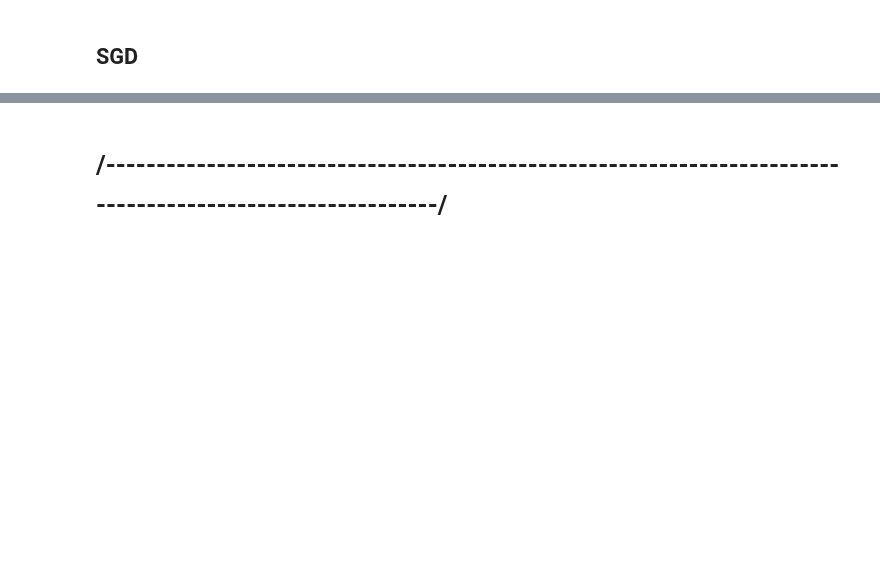
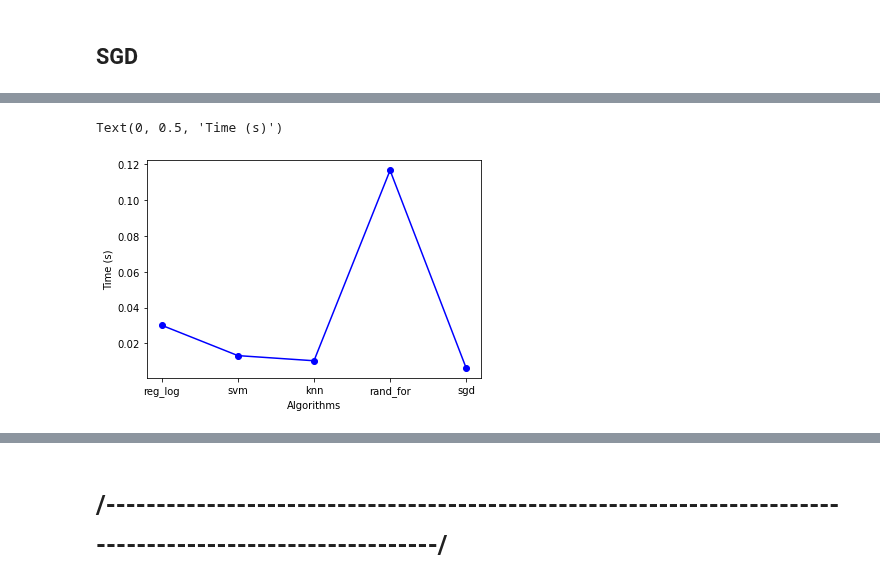
Before and after one commit to herzulu007/titanic-ml, a Jupyter notebook: Titanic.ipynb, the cells around one changed output, grey strips where cells are left out. Cells and saved outputs as stored; diff of their text form; code cells hidden in the pictures; blank space fills up the shorter version.

```diff
--- a/Titanic.ipynb
+++ b/Titanic.ipynb
@@ -352,0 +384,2 @@ Mean Squared Error = 0.31086142322097376
+# %%
+results_df = pd.read_csv('results_initial.csv')
@@ -352,0 +407,7 @@ Mean Squared Error = 0.31086142322097376
+# %%
+plt.plot(results_df.method, results_df.time, 'b-', marker='o')
+plt.xlabel('Algorithms')
+plt.ylabel("Time (s)")
+# %% [output]
+Text(0, 0.5, 'Time (s)')
+[figure, added]
```
Also changed, not shown: parts of 19 cells of this notebook, 4 other files.
